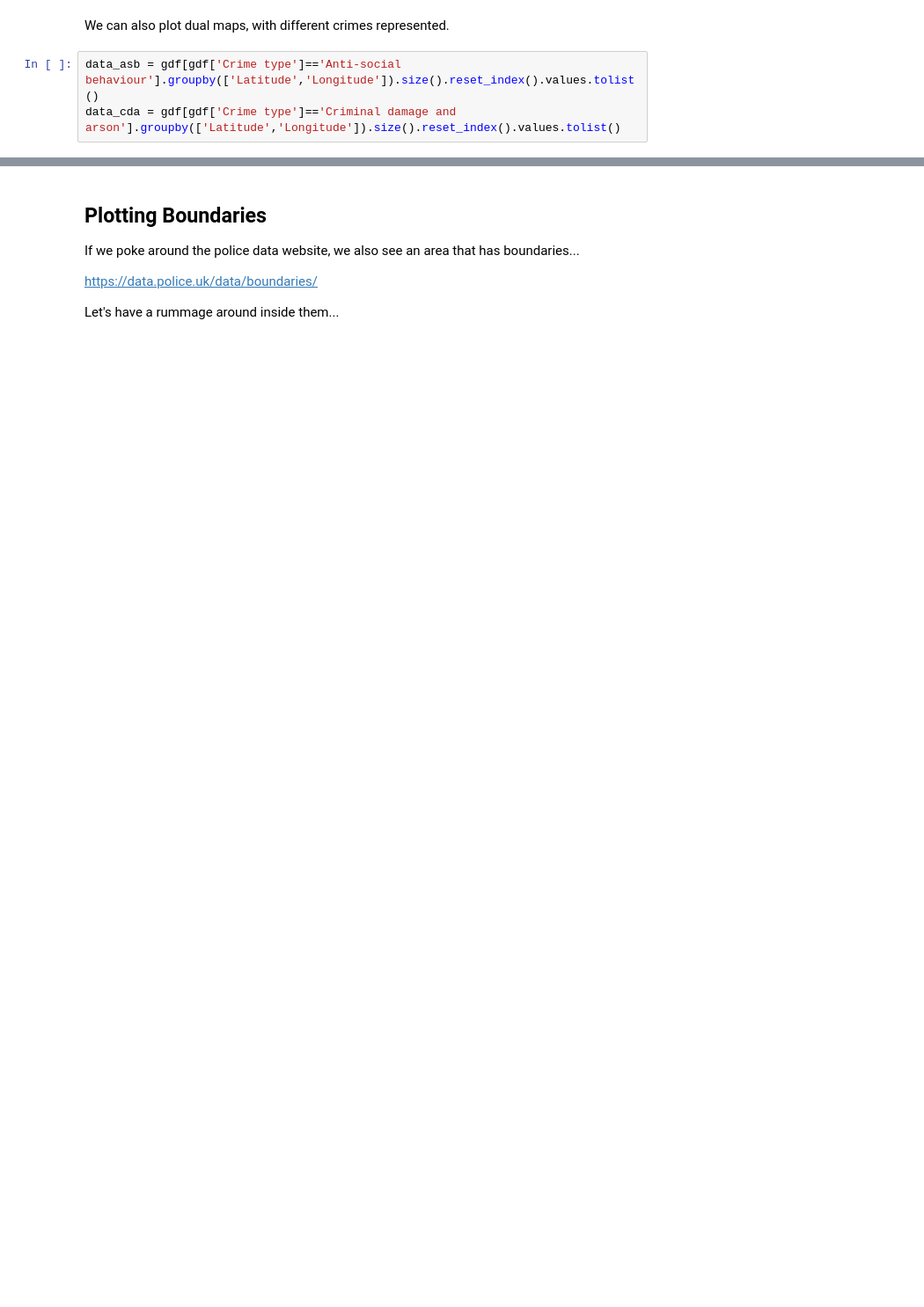
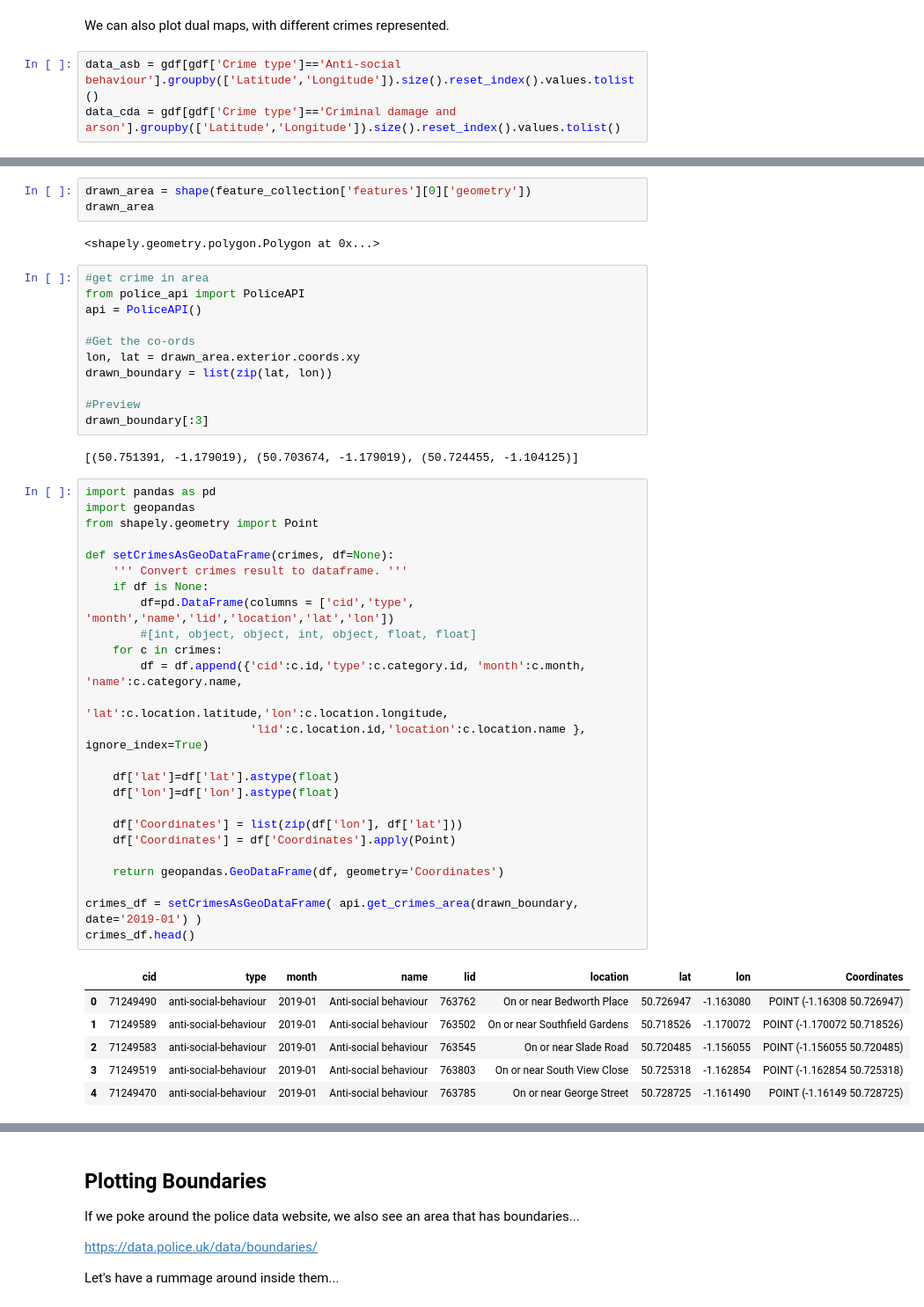
Before and after one commit to psychemedia/crime-data-demo, a Jupyter notebook: Initial Look At The Data.ipynb, the cells around one changed output, grey strips where cells are left out. Shown at 88% size. Saved outputs shown, nothing was run; the diff lists cells and outputs as text; blank space fills up the shorter version.

```diff
--- a/Initial Look At The Data.ipynb
+++ b/Initial Look At The Data.ipynb
@@ -173,0 +274,50 @@ m
+# %%
+drawn_area = shape(feature_collection['features'][0]['geometry'])
+drawn_area
+# %% [output]
+<shapely.geometry.polygon.Polygon at 0x...>
+# %%
+#get crime in area
+from police_api import PoliceAPI
+api = PoliceAPI()
+
+#Get the co-ords
+lon, lat = drawn_area.exterior.coords.xy
+drawn_boundary = list(zip(lat, lon))
+
+#Preview
+drawn_boundary[:3]
+# %% [output]
+[(50.751391, -1.179019), (50.703674, -1.179019), (50.724455, -1.104125)]
+# %%
+import pandas as pd
+import geopandas
+from shapely.geometry import Point
+
+def setCrimesAsGeoDataFrame(crimes, df=None):
+    ''' Convert crimes result to dataframe. '''
+    if df is None:
+        df=pd.DataFrame(columns = ['cid','type', 'month','name','lid','location','lat','lon'])
+        #[int, object, object, int, object, float, float]
+    for c in crimes:
+        df = df.append({'cid':c.id,'type':c.category.id, 'month':c.month, 'name':c.category.name,
+                            'lat':c.location.latitude,'lon':c.location.longitude,
+                        'lid':c.location.id,'location':c.location.name }, ignore_index=True)
+
+    df['lat']=df['lat'].astype(float)
+    df['lon']=df['lon'].astype(float)
+
+    df['Coordinates'] = list(zip(df['lon'], df['lat']))
+    df['Coordinates'] = df['Coordinates'].apply(Point)
+
+    return geopandas.GeoDataFrame(df, geometry='Coordinates')
+
+crimes_df = setCrimesAsGeoDataFrame( api.get_crimes_area(drawn_boundary, date='2019-01') )
+crimes_df.head()
+# %% [output]
+|  | cid | type | month | name | lid | location | lat | lon | Coordinates |
+| 0 | 71249490 | anti-social-behaviour | 2019-01 | Anti-social behaviour | 763762 | On or near Bedworth Place | 50.726947 | -1.163080 | POINT (-1.16308 50.726947) |
+| 1 | 71249589 | anti-social-behaviour | 2019-01 | Anti-social behaviour | 763502 | On or near Southfield Gardens | 50.718526 | -1.170072 | POINT (-1.170072 50.718526) |
+| 2 | 71249583 | anti-social-behaviour | 2019-01 | Anti-social behaviour | 763545 | On or near Slade Road | 50.720485 | -1.156055 | POINT (-1.156055 50.720485) |
+| 3 | 71249519 | anti-social-behaviour | 2019-01 | Anti-social behaviour | 763803 | On or near South View Close | 50.725318 | -1.162854 | POINT (-1.162854 50.725318) |
+| 4 | 71249470 | anti-social-behaviour | 2019-01 | Anti-social behaviour | 763785 | On or near George Street | 50.728725 | -1.161490 | POINT (-1.16149 50.728725) |
```
Also changed, not shown: parts of 25 cells of this notebook, 1 other file.
